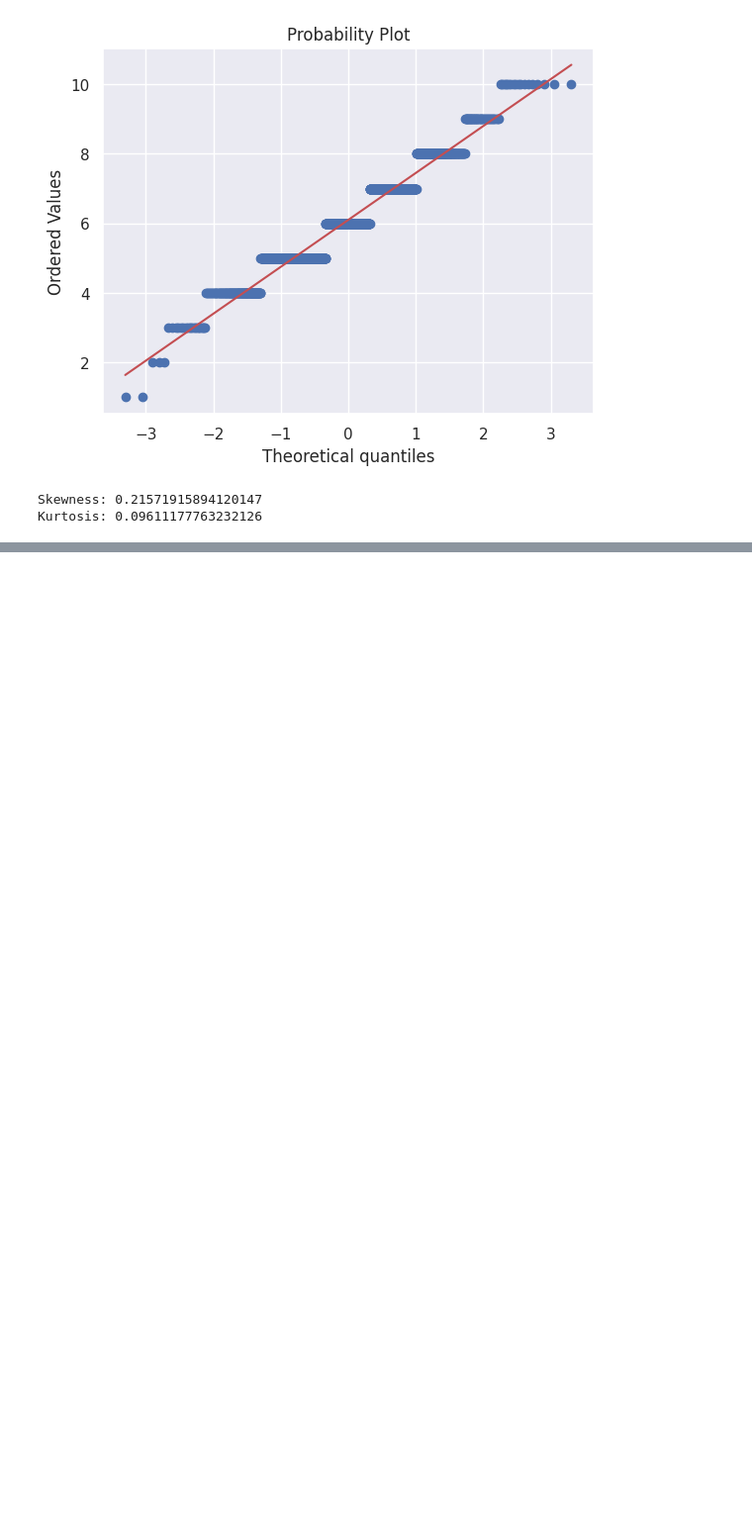
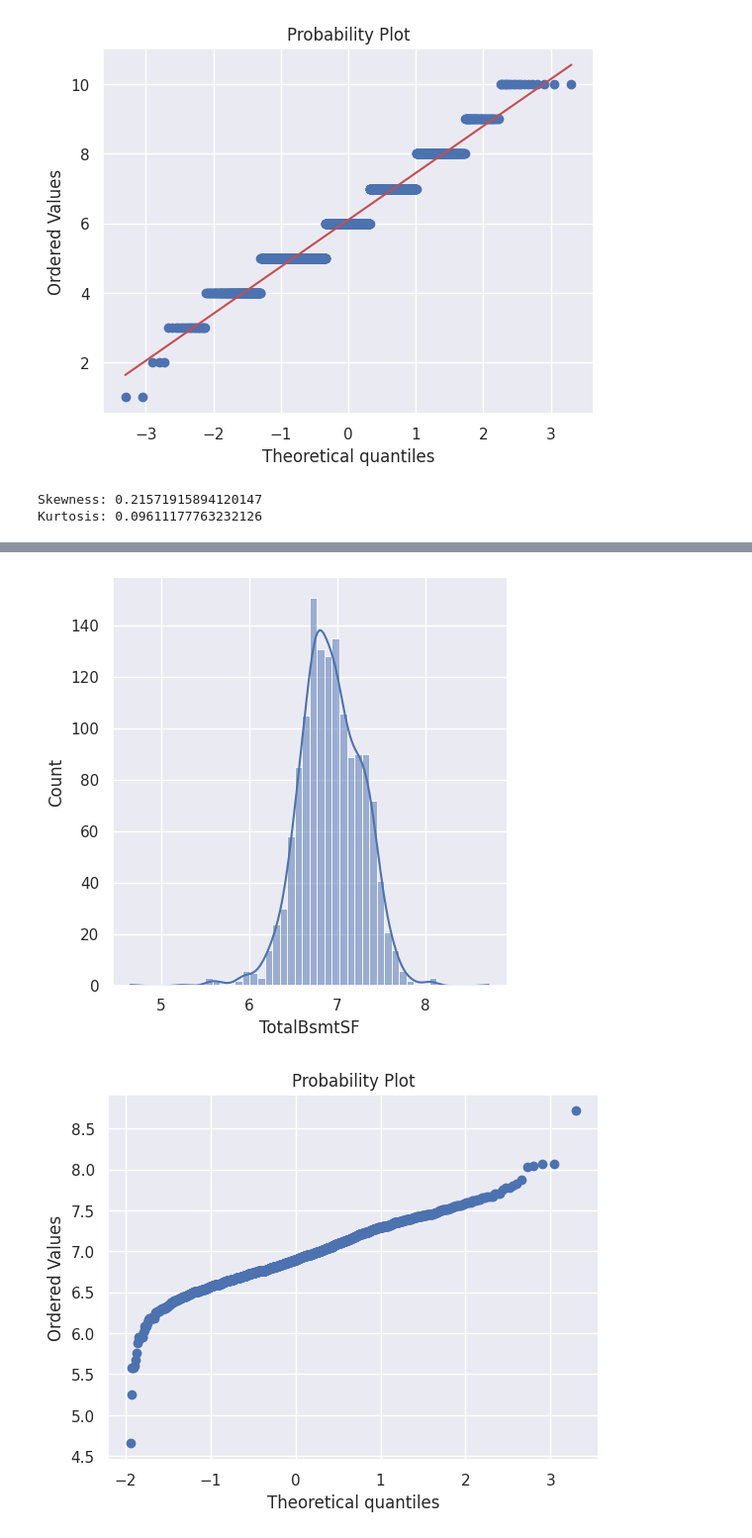
Before and after one commit to ndminh2003/Project, a Jupyter notebook: housepriceeda.ipynb, the cells around one changed output, grey strips where cells are left out. Shown at 99% size. Cells and saved outputs as stored; diff of their text form; code cells hidden in the pictures; blank space fills up the shorter version.

```diff
--- a/housepriceeda.ipynb
+++ b/housepriceeda.ipynb
@@ -388,0 +426,8 @@ Even though, 'OverallQual' is ordinal but the distribution plot shows that there
+# %%
+new_df = np.log(df_train['TotalBsmtSF'])
+sns.displot(x=new_df, kde=True)
+f = plt.figure()
+res = stats.probplot(new_df, plot=plt)
+# %% [output]
+[figure, added]
+[figure, added]
```
Also changed, not shown: parts of 17 cells of this notebook.
